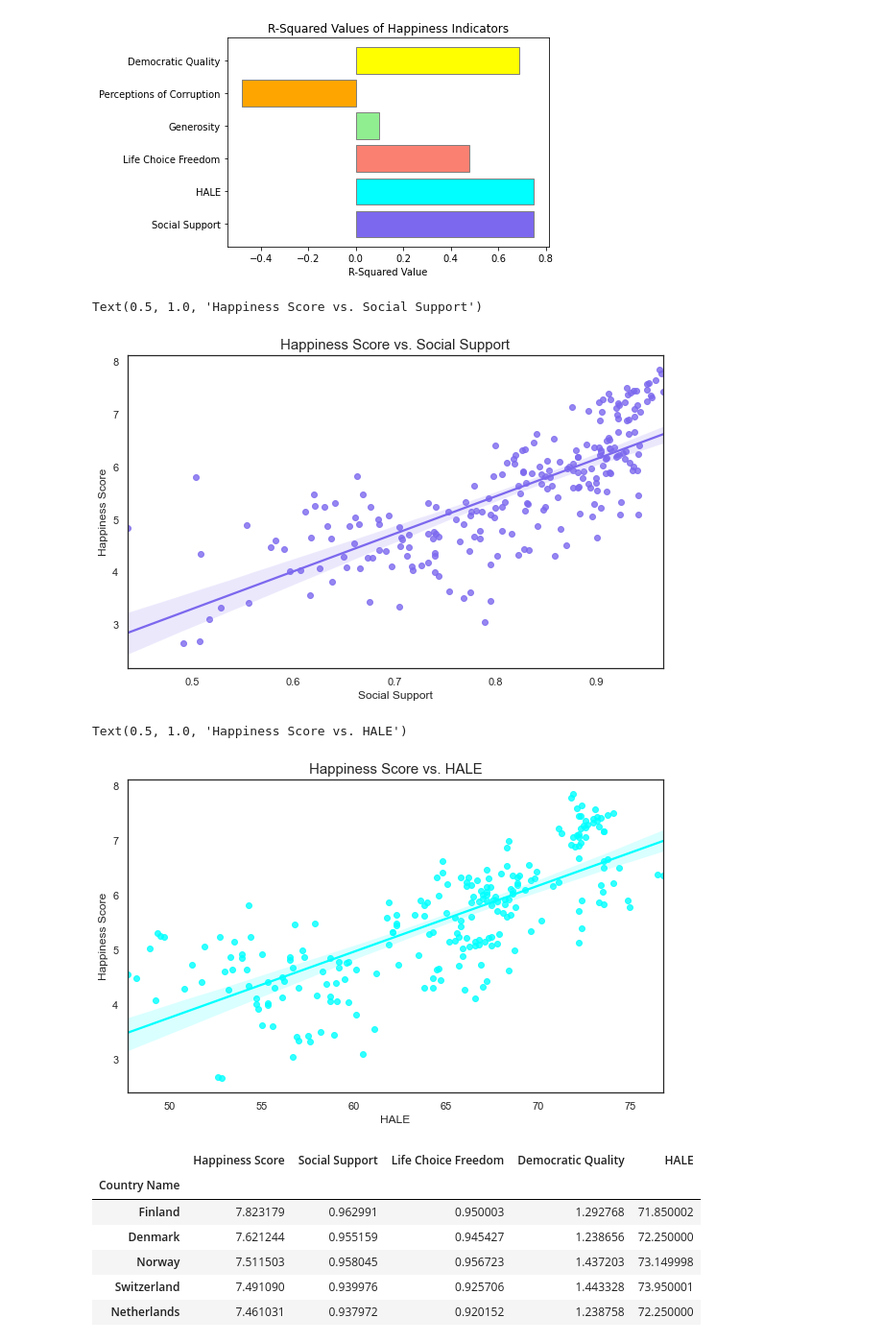
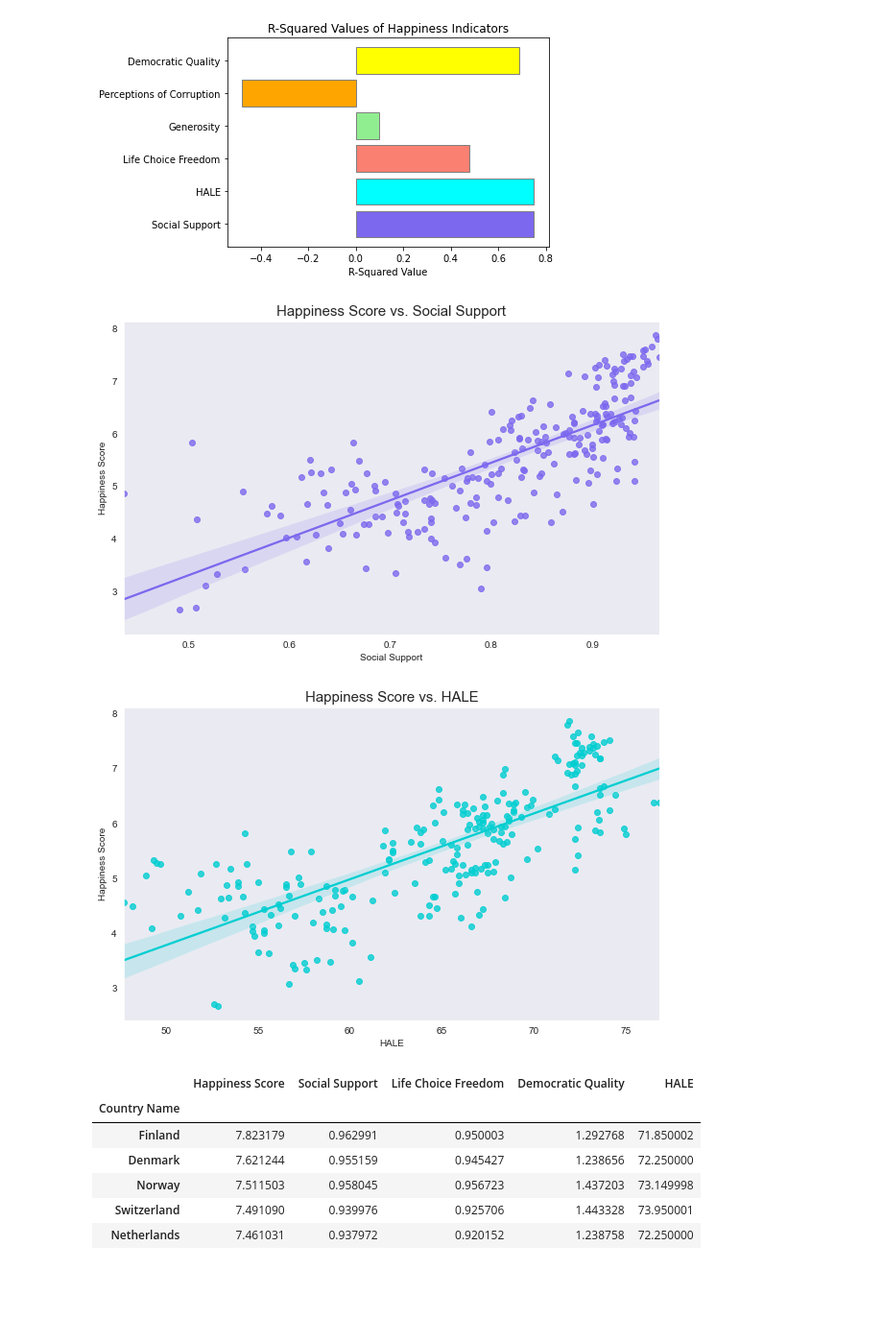
Before and after one commit to miheep8938/Veritas-Collective, a Jupyter notebook: Valdes-Wrangle.ipynb, the cells around one changed output. Shown at 96% size. Drawn from its saved outputs; the diff is of its cells as text; code cells hidden in the pictures; blank space fills up the shorter version.

```diff
--- a/Valdes-Wrangle.ipynb
+++ b/Valdes-Wrangle.ipynb
@@ -323,17 +323,17 @@ plt.xticks(rotation=0)
 plt.figure(figsize=(10,6))
 sns.regplot(y=sm_df["Happiness Score"], x=sm_df["Social Support"], color='mediumslateblue')
 plt.title("Happiness Score vs. Social Support", size=15)
+sns.set_style("dark")
 # %% [output]
-Text(0.5, 1.0, 'Happiness Score vs. Social Support')
-[figure, old version]
+[figure, new version]
 # %%
 # use the function regplot to make a scatterplot
 plt.figure(figsize=(10,6))
-sns.regplot(y=sm_df["Happiness Score"], x=sm_df["HALE"], color='cyan')
+sns.regplot(y=sm_df["Happiness Score"], x=sm_df["HALE"], color='darkturquoise')
 plt.title("Happiness Score vs. HALE", size=15)
+sns.set_style("dark")
 # %% [output]
-Text(0.5, 1.0, 'Happiness Score vs. HALE')
-[figure, old version]
+[figure, new version]
 # %%
 #dataframe for country name and happiness
 
```
Also changed, not shown: parts of 1 cell of this notebook, 1 other file.
